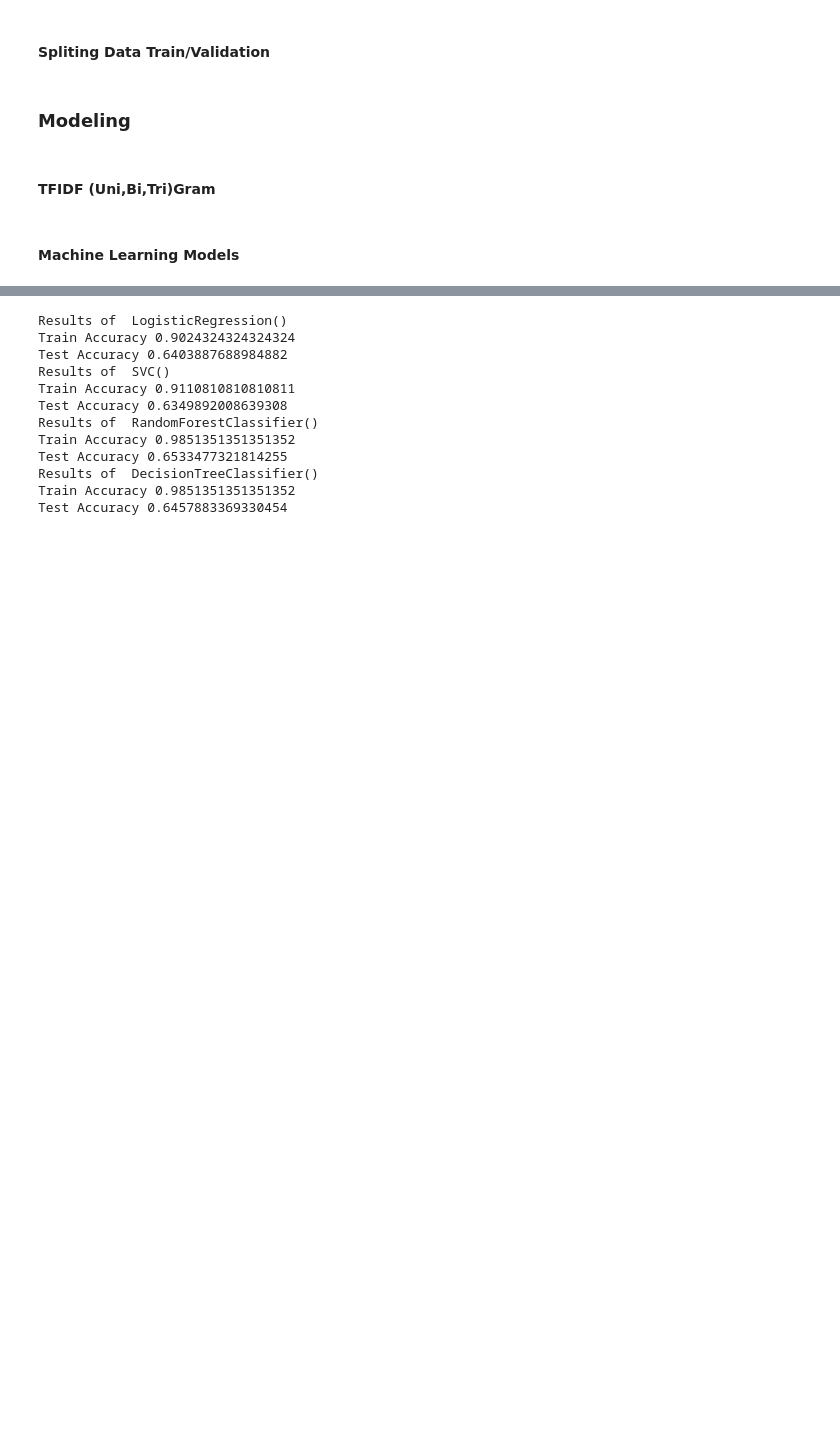
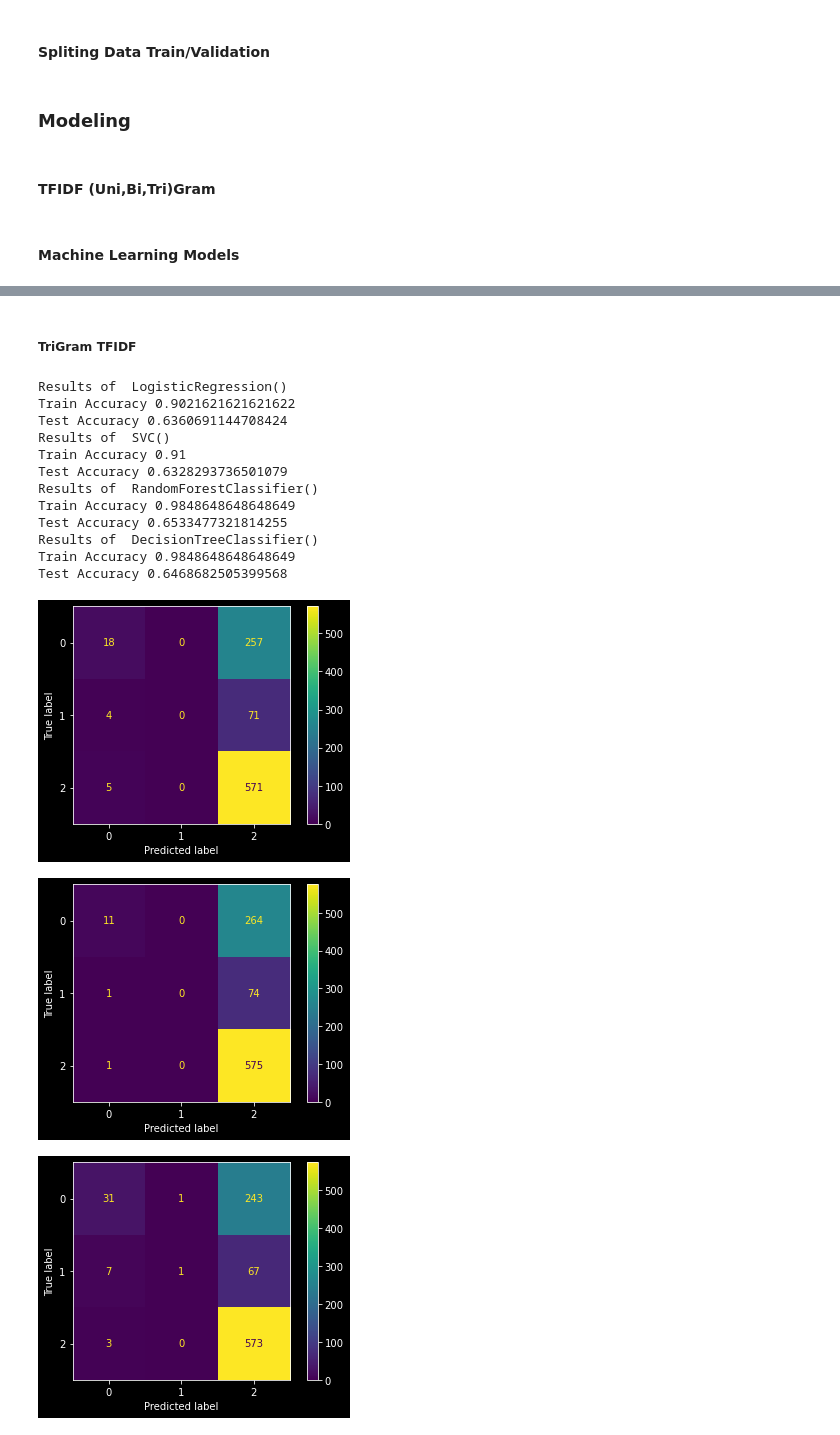
Before and after one commit to AYA0HASSAN/ArabicAbusiveWordDetection, a Jupyter notebook: Abusive_Word_Detection_V03.ipynb, the cells around one changed output, grey strips where cells are left out. Saved outputs shown, nothing was run; the diff lists cells and outputs as text; code cells hidden in the pictures; blank space fills up the shorter version.

```diff
--- a/Abusive_Word_Detection_V03.ipynb
+++ b/Abusive_Word_Detection_V03.ipynb
@@ -364,19 +383,25 @@ Test Accuracy 0.7138228941684666
+# %% [markdown]
+##### TriGram TFIDF
 # %%
 for m in models :
     m.fit(tfidf_3gram_transformation_train,y_train)
     print("Results of ",str(m))
     print("Train Accuracy",m.score(tfidf_3gram_transformation_train,y_train))
     print("Test Accuracy",m.score(tfidf_3gram_transformation_val,y_val))
+    plot_confusion_matrix(m, tfidf_3gram_transformation_val , y_val)
 # %% [output]
 Results of  LogisticRegression()
-Train Accuracy 0.9024324324324324
-Test Accuracy 0.6403887688984882
+Train Accuracy 0.9021621621621622
+Test Accuracy 0.6360691144708424
 Results of  SVC()
-Train Accuracy 0.9110810810810811
-Test Accuracy 0.6349892008639308
+Train Accuracy 0.91
+Test Accuracy 0.6328293736501079
 Results of  RandomForestClassifier()
-Train Accuracy 0.9851351351351352
+Train Accuracy 0.9848648648648649
 Test Accuracy 0.6533477321814255
 Results of  DecisionTreeClassifier()
-Train Accuracy 0.9851351351351352
-Test Accuracy 0.6457883369330454
+Train Accuracy 0.9848648648648649
+Test Accuracy 0.6468682505399568
+[figure, added]
+[figure, added]
+[figure, added]
```
Also changed, not shown: parts of 8 cells of this notebook.
